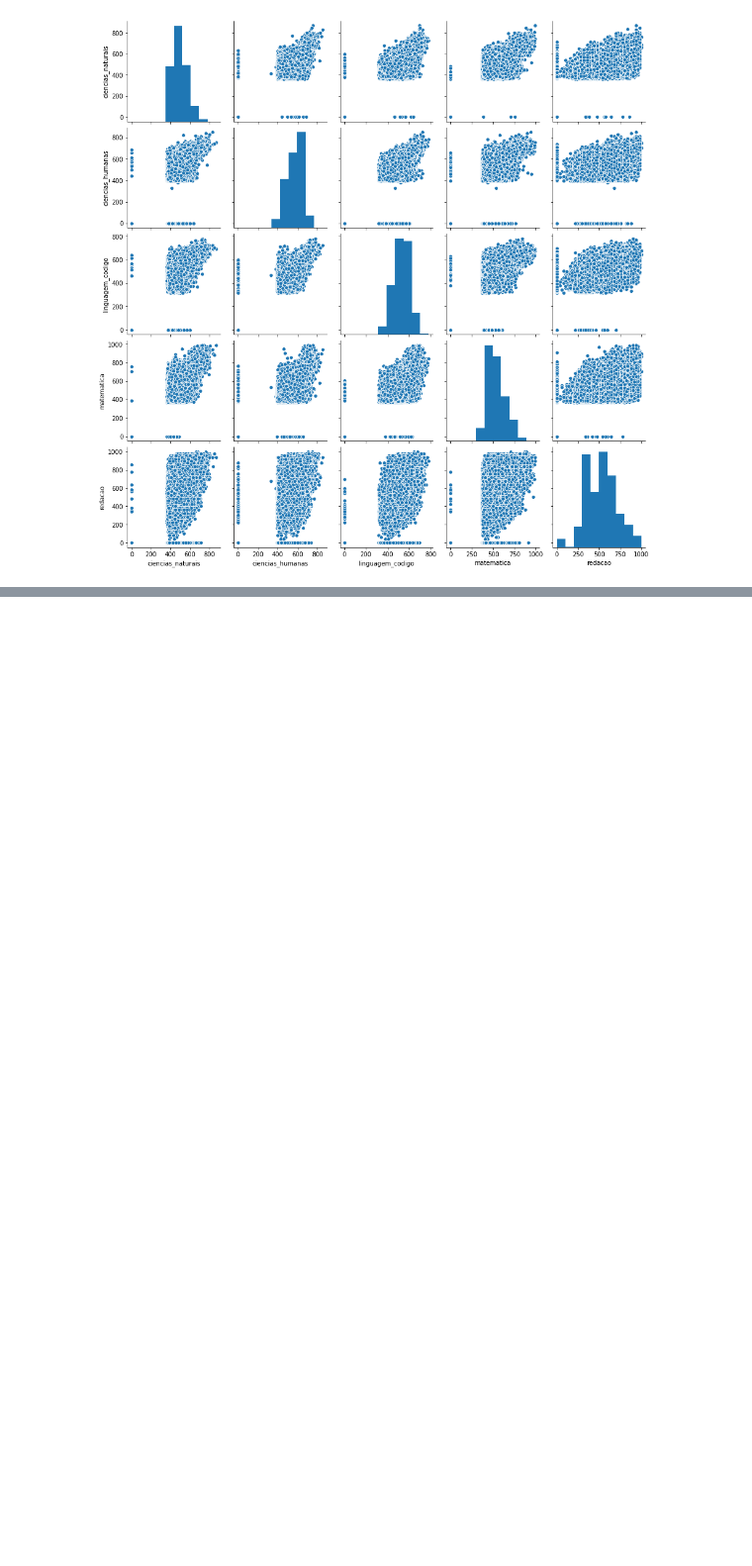
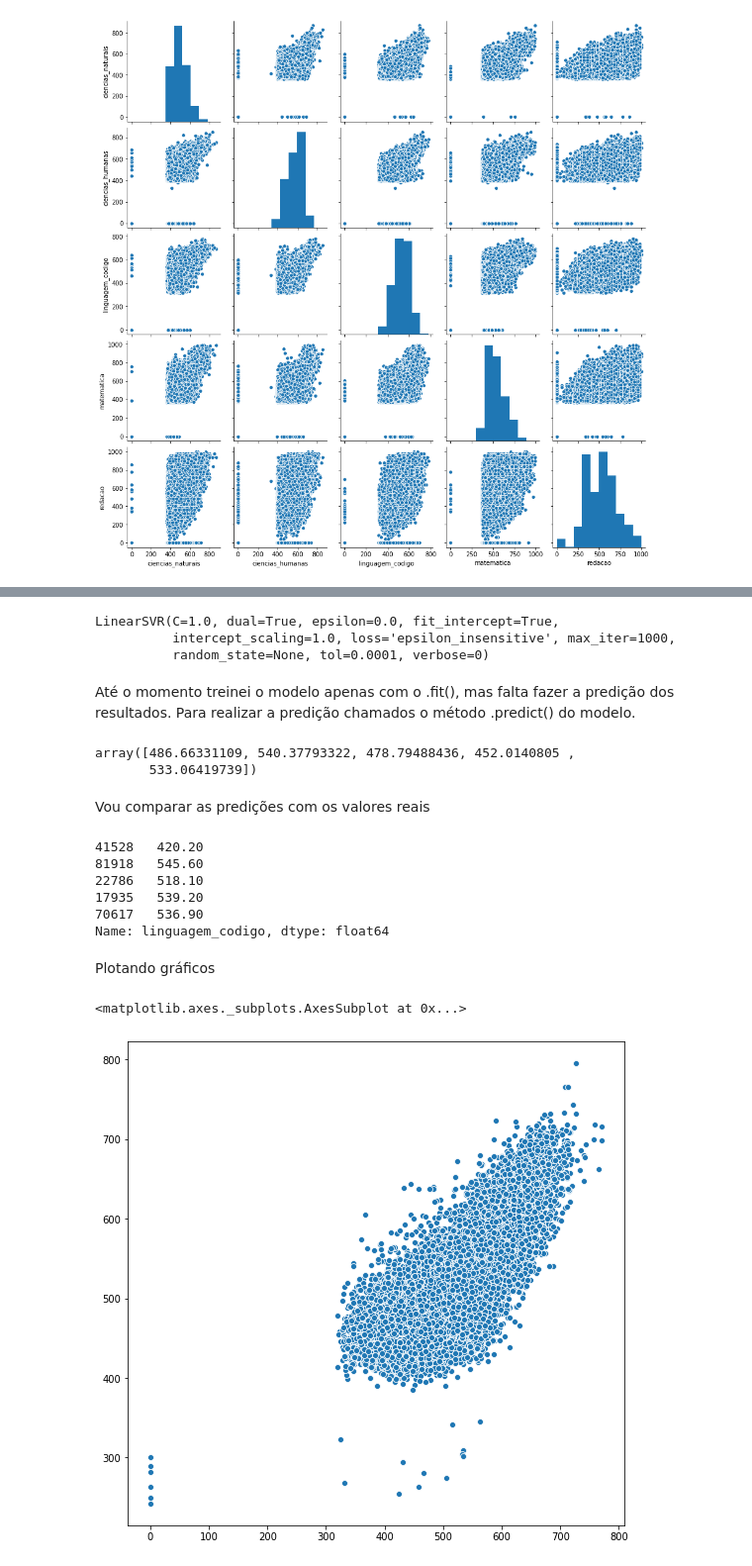
Before and after one commit to JuniorTorresMTJ/QuarentenaDados_DataScience, a Jupyter notebook: Sample_enem.ipynb, the cells around one changed output, grey strips where cells are left out. Shown at 99% size. Cells and saved outputs as stored; diff of their text form; code cells hidden in the pictures; blank space fills up the shorter version.

```diff
--- a/Sample_enem.ipynb
+++ b/Sample_enem.ipynb
@@ -135,0 +153,2 @@ sns.pairplot(dados_notas)
+# %%
+y_adivinhar = dados_notas['linguagem_codigo']
@@ -135,0 +174,14 @@ sns.pairplot(dados_notas)
+# %%
+from sklearn.model_selection import train_test_split
+import numpy as np
+
+np.random.seed(43267)
+
+#f(x) = y
+
+x_treino,x_teste, y_treino, y_teste = train_test_split(x_4_notas,y_adivinhar)
+
+print(x_treino.shape)
+print(x_teste.shape)
+print(y_treino.shape)
+print(y_teste.shape)
@@ -135,0 +204,38 @@ sns.pairplot(dados_notas)
+# %%
+from sklearn.svm import LinearSVR
+
+modelo = LinearSVR()
+modelo.fit(x_treino, y_treino)
+# %% [output]
+LinearSVR(C=1.0, dual=True, epsilon=0.0, fit_intercept=True,
+          intercept_scaling=1.0, loss='epsilon_insensitive', max_iter=1000,
+          random_state=None, tol=0.0001, verbose=0)
+# %% [markdown]
+Até o momento treinei o modelo apenas com o .fit(), mas falta fazer a predição dos resultados. Para realizar a predição chamados o método .predict() do modelo.
+# %%
+predicoes_notas_linguagem = modelo.predict(x_teste)
+predicoes_notas_linguagem[:5]
+# %% [output]
+array([486.66331109, 540.37793322, 478.79488436, 452.0140805 ,
+       533.06419739])
+# %% [markdown]
+Vou comparar as predições com os valores reais
+# %%
+y_teste[:5]
+# %% [output]
+41528   420.20
+81918   545.60
+22786   518.10
+17935   539.20
+70617   536.90
+Name: linguagem_codigo, dtype: float64
+# %% [markdown]
+Plotando gráficos
+# %%
+import matplotlib.pyplot as plt
+
+plt.figure(figsize=(9,9))
+sns.scatterplot(x=y_teste.values,y=predicoes_notas_linguagem)
+# %% [output]
+<matplotlib.axes._subplots.AxesSubplot at 0x...>
+[figure, added]
```
Also changed, not shown: parts of 22 cells of this notebook.
